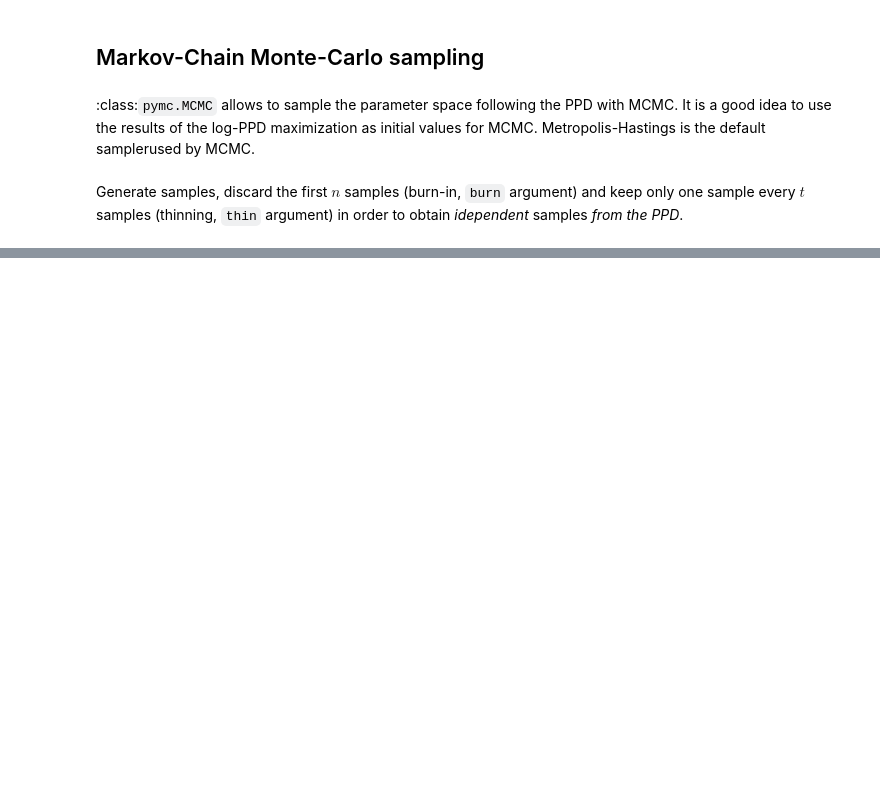
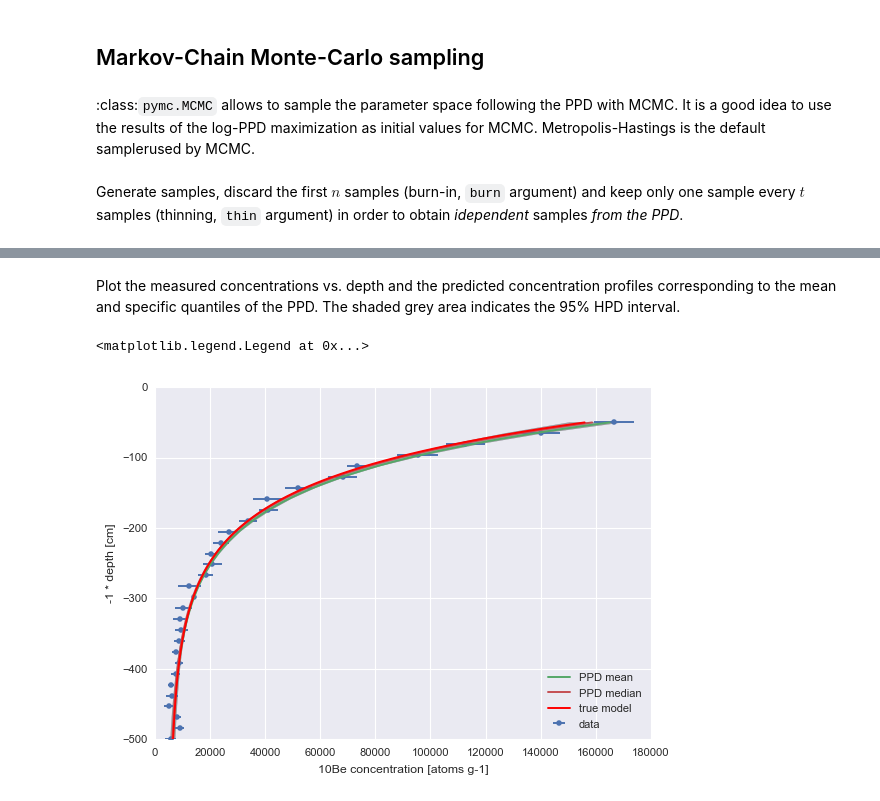
Before and after one commit to benbovy/cosmogenic_dating, a Jupyter notebook: Bayes_test_4params.ipynb, the cells around one changed output, grey strips where cells are left out. Drawn from its saved outputs; the diff is of its cells as text; code cells hidden in the pictures; blank space fills up the shorter version.

```diff
--- a/Bayes_test_4params.ipynb
+++ b/Bayes_test_4params.ipynb
@@ -226,0 +312,53 @@ sns.jointplot(mcmc_smodel.trace('erosion_rate')[:],
+# %% [markdown]
+Plot the measured concentrations vs. depth and the predicted concentration profiles corresponding to the mean and specific quantiles of the PPD. The shaded grey area indicates the 95% HPD interval.
+# %%
+sns.set(style="darkgrid")
+sns.set_context('paper')
+
+depths = np.linspace(profile_data['depth'].min(),
+                     profile_data['depth'].max(),
+                     100)
+
+Cm_true = models.C_10Be(depths, true_erosion, true_exposure,
+                        true_density, true_inheritance)
+
+res_erosion_rate = erosion_rate.stats()
+res_exposure_time = exposure_time.stats()
+res_soil_density = soil_density.stats()
+res_inheritance = inheritance.stats()
+res_mprofile = mprofile.stats()
+
+Cm_mean = models.C_10Be(depths,
+                        res_erosion_rate['mean'],
+                        res_exposure_time['mean'],
+                        res_soil_density['mean'],
+                        res_inheritance['mean'])
+
+Cm_median = models.C_10Be(depths,
+                          res_erosion_rate['quantiles'][50],
+                          res_exposure_time['quantiles'][50],
+                          res_soil_density['quantiles'][50],
+                          res_inheritance['quantiles'][50])
+
+plt.figure()
+plt.errorbar(profile_data['C'],
+             -profile_data['depth'],
+             xerr=profile_data['std'],
+             fmt='o', markersize=4,
+             label='data')
+plt.plot(Cm_mean, -depths, label='PPD mean')
+plt.plot(Cm_median, -depths, label='PPD median')
+plt.plot(Cm_true, -depths, color='r', label='true model')
+plt.fill_betweenx(-profile_data['depth'],
+                  res_mprofile['95% HPD interval'][:,0],
+                  res_mprofile['95% HPD interval'][:,1],
+                  color='k', alpha=0.3)
+plt.setp(plt.gca(),
+         xlabel='10Be concentration [atoms g-1]',
+         ylabel='-1 * depth [cm]',
+         xlim=[0, None], ylim=[None, 0])
+
+plt.legend(loc='lower right')
+# %% [output]
+<matplotlib.legend.Legend at 0x...>
+[figure, added]
```
Also changed, not shown: parts of 25 cells of this notebook, 14 other files.
